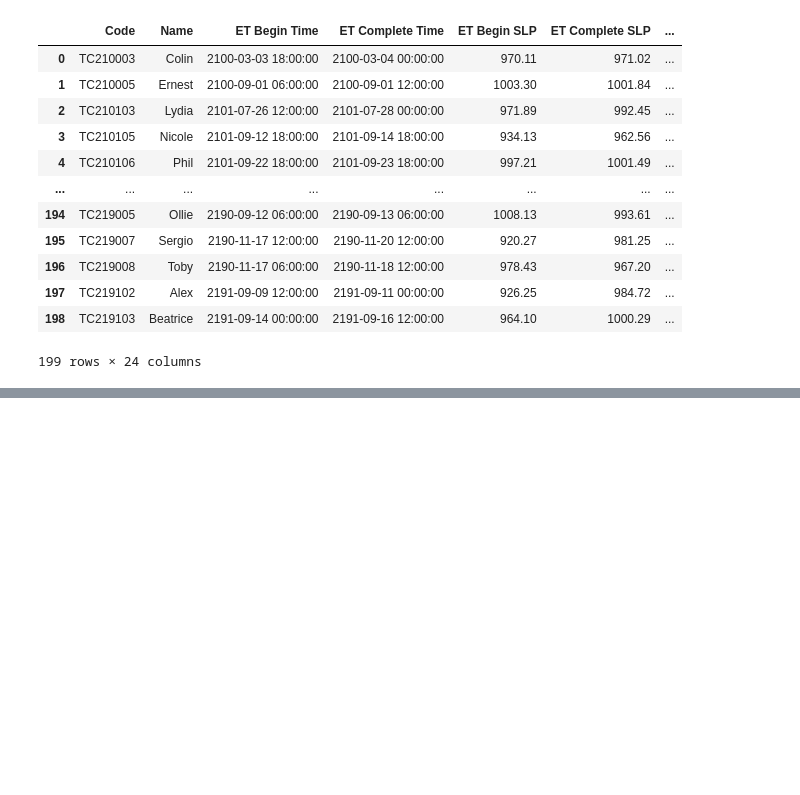
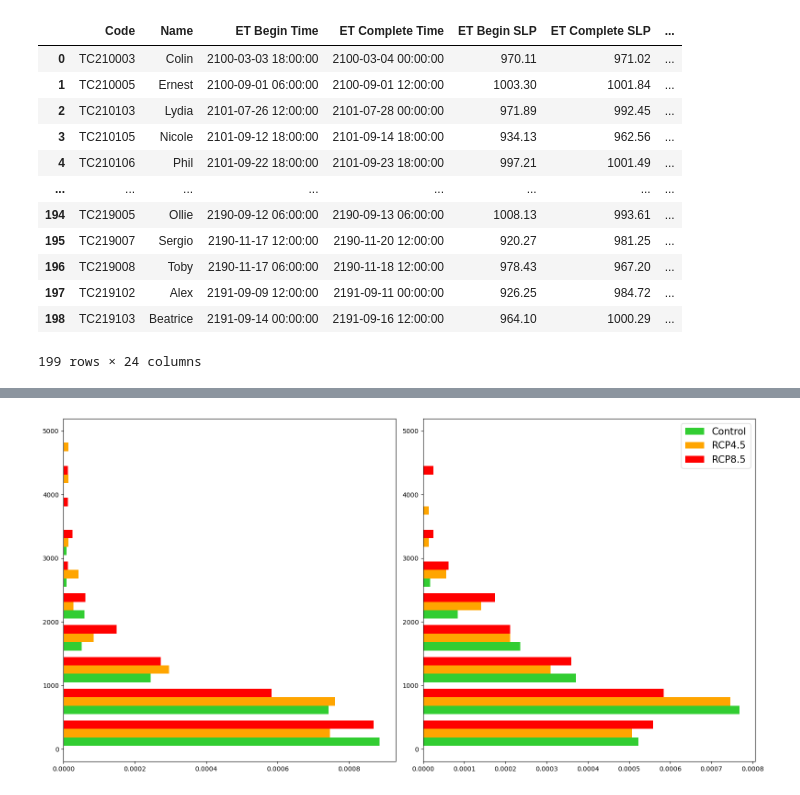
Before and after one commit to Luigi728/ExtraTrack_Github, a Jupyter notebook: RCP_Analysis/RCP_Analysis_V6.7.2.ipynb, the cells around one changed output, grey strips where cells are left out. Saved outputs shown, nothing was run; the diff lists cells and outputs as text; code cells hidden in the pictures; blank space fills up the shorter version.

```diff
--- a/RCP_Analysis/RCP_Analysis_V6.7.2.ipynb
+++ b/RCP_Analysis/RCP_Analysis_V6.7.2.ipynb
@@ -434,0 +516,5 @@ RCP85_ET_Compo
+# %%
+ET_Compo_Histogram(Control_ET_Compo_Subset, RCP45_ET_Compo_Subset, RCP85_ET_Compo_Subset, \
+"18m/s", True, 'horizontal', Create_Bins(0,5000,500), False, '')
+# %% [output]
+[figure, added]
```
Also changed, not shown: parts of 12 cells of this notebook, 6 other files.
